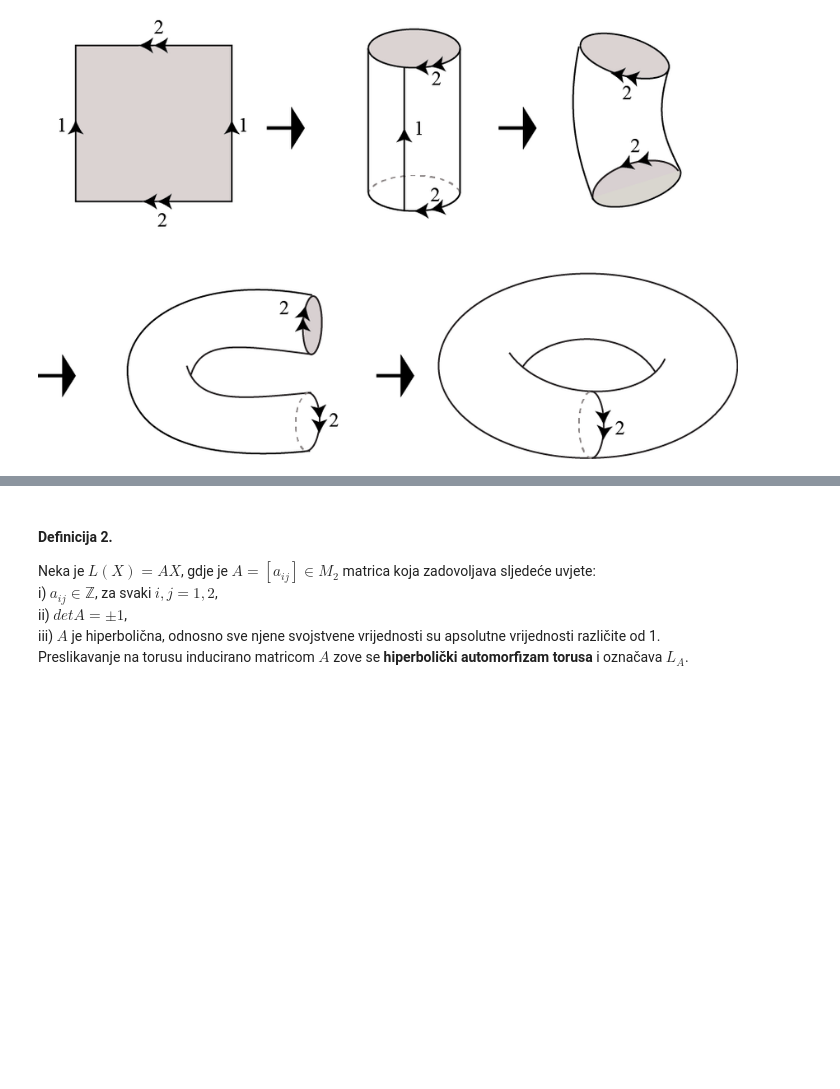
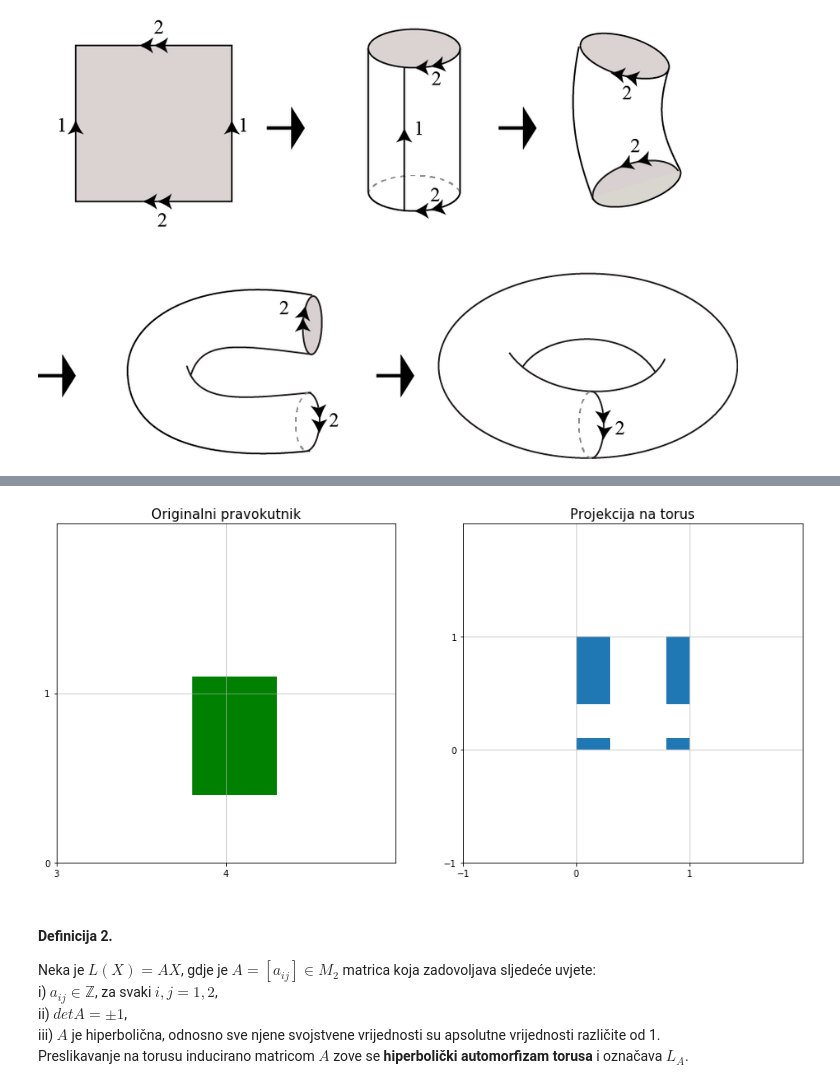
Before and after one commit to vanneva/Mathematical_Software__Arnolds_Cat, a Jupyter notebook: Arnoldova_macka.ipynb, the cells around one changed output, grey strips where cells are left out. Cells and saved outputs as stored; diff of their text form; code cells hidden in the pictures; blank space fills up the shorter version.

```diff
--- a/Arnoldova_macka.ipynb
+++ b/Arnoldova_macka.ipynb
@@ -39,3 +112,7 @@ display(Image(website, width=700, unconfined=True))
+# %%
+prikaži_projiciranje(3.8, 0.4, 0.5, 0.7)
+# %% [output]
+[figure, added]
 # %% [markdown]
 #### Definicija 2.
 Neka je $L(X)=AX$, gdje je $A=[a_{ij}]\in M_2$ matrica koja zadovoljava sljedeće uvjete:
```
Also changed, not shown: parts of 12 cells of this notebook.
